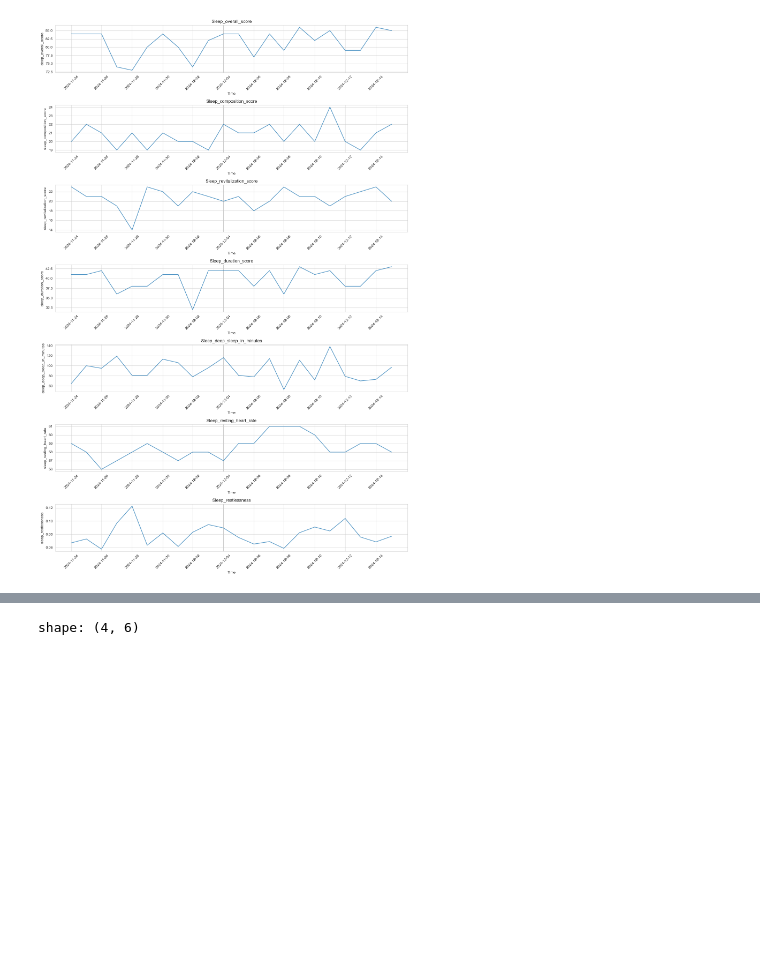
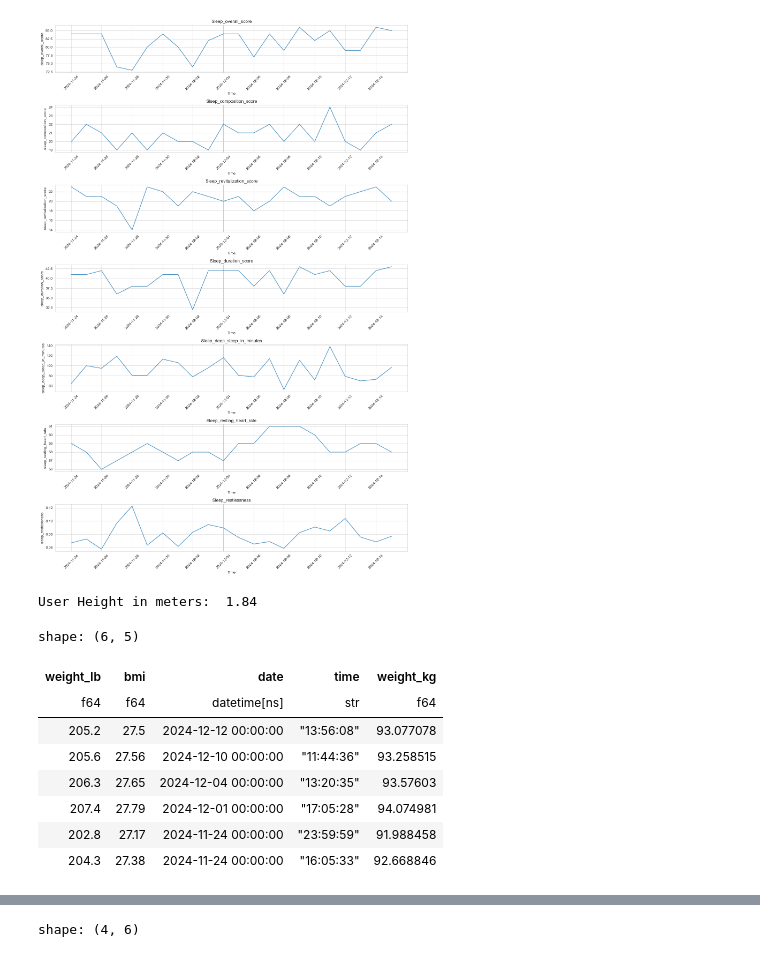
Before and after one commit to roman91DE/fitbitData, a Jupyter notebook: src/main.ipynb, the cells around one changed output, grey strips where cells are left out. Saved outputs shown, nothing was run; the diff lists cells and outputs as text; code cells hidden in the pictures; blank space fills up the shorter version.

Commit message:
added height and weight reading

```diff
--- a/src/main.ipynb
+++ b/src/main.ipynb
@@ -24,7 +24,7 @@ def get_data_dict(fitbitdata_directory: Path) -> dict[str, list[Path]]:
     data_collection = {}
 
     for subdir in fitbitdata_directory.glob("*"):
-        for file in subdir.glob("*.csv"):
+        for file in subdir.glob("*[.csv,.json]"):
             topic = subdir.parts[-1]
             if topic in data_collection.keys():
                 data_collection[topic].append(file)
@@ -280,3 +280,43 @@ sleep_df = query.collect()
 plot_time_series_all_columns(sleep_df, "sleep_timestamp", "date")
 # %% [output]
 [figure]
+# %%
+height_data = list(filter(lambda s: "height" in str(s.parts[-1]), data_collection["Global Export Data"]))
+buf: list[pd.DataFrame] = []
+
+for file in height_data:
+    buf.append(
+        pd.read_json(file)
+    )
+
+height_df_pd = pd.concat(buf).sort_values(by="dateTime", ascending=False)
+height_meters = height_df_pd.iloc[0, 1] / 1000.0
+print("User Height in meters: ", height_meters)
+# %% [output]
+User Height in meters:  1.84
+# %%
+weight_data = list(filter(lambda s: "weight" in str(s.parts[-1]), data_collection["Global Export Data"]))
+buf: list[pd.DataFrame] = []
+
+for file in weight_data:
+    buf.append(
+        pd.read_json(file).drop(columns=["logId", "source"])
+    )
+
+weight_df = pl.DataFrame(pd.concat(buf).sort_values(by=["date", "time"], ascending=False))
+weight_df = weight_df.rename({"weight" : "weight_lb"})
+weight_df = weight_df.with_columns(
+    (pl.col("weight_lb") * 0.453592).alias("weight_kg")
+)
+
+weight_df
+# %% [output]
+shape: (6, 5)
+| weight_lb | bmi | date | time | weight_kg |
+| f64 | f64 | datetime[ns] | str | f64 |
+| 205.2 | 27.5 | 2024-12-12 00:00:00 | "13:56:08" | 93.077078 |
+| 205.6 | 27.56 | 2024-12-10 00:00:00 | "11:44:36" | 93.258515 |
+| 206.3 | 27.65 | 2024-12-04 00:00:00 | "13:20:35" | 93.57603 |
+| 207.4 | 27.79 | 2024-12-01 00:00:00 | "17:05:28" | 94.074981 |
+| 202.8 | 27.17 | 2024-11-24 00:00:00 | "23:59:59" | 91.988458 |
+| 204.3 | 27.38 | 2024-11-24 00:00:00 | "16:05:33" | 92.668846 |
```
Also changed, not shown: parts of 4 cells of this notebook.
